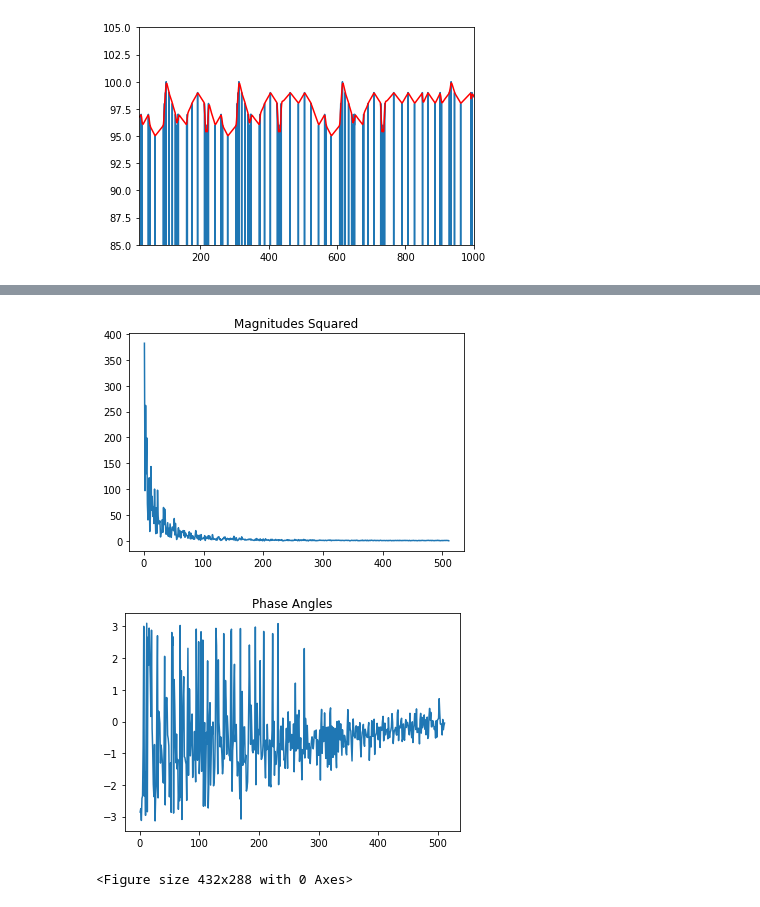
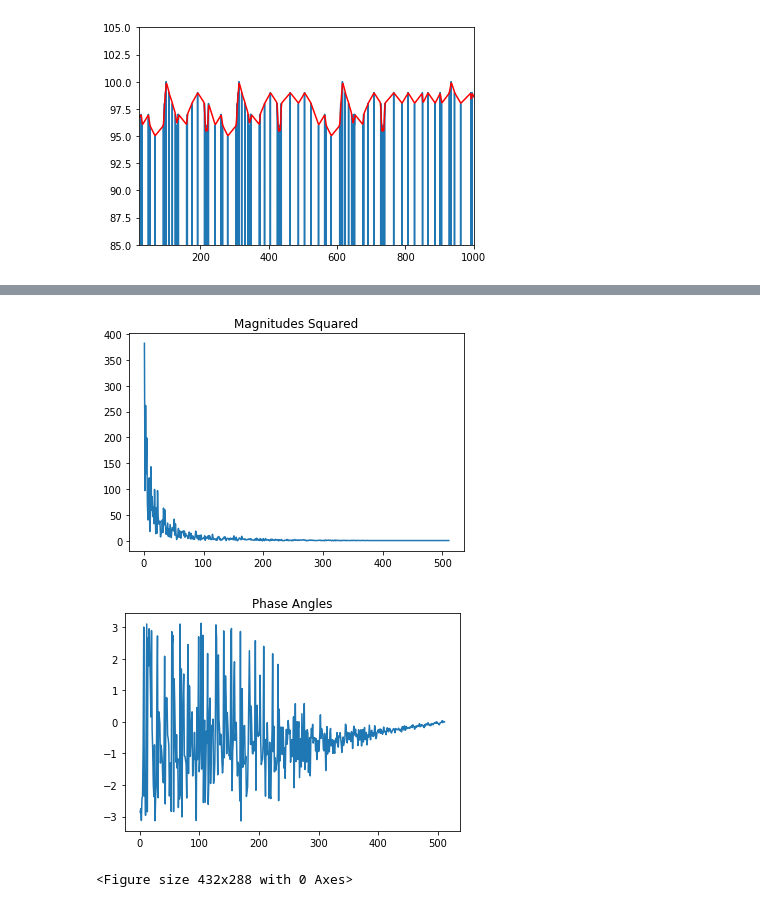
Before and after one commit to allen-n/calsens, a Jupyter notebook: Capstone.ipynb, the cells around one changed output, grey strips where cells are left out. Drawn from its saved outputs; the diff is of its cells as text; code cells hidden in the pictures.

Commit message:
Added gaussian filter. Modified result of gen_fft() to return a numpy matrix X of features for the given days' data.

```diff
--- a/Capstone.ipynb
+++ b/Capstone.ipynb
@@ -143,7 +162,7 @@ plt.savefig(os.path.split(example)[-1] + '.png')
 [figure]
 # %%
 # Pre Processing for the FFT
-wave = preproc_df_fft(sp02, 3, True)
+wave = preproc_df_fft(sp02, smoothing='gaussian', sigma=1, plot=True)
 # %% [output]
 [figure]
 # %%
@@ -167,7 +186,8 @@ def gen_fft(wave, kernel_size=256, isPlot=False, plots=None):
         plots = set()
     wave_length = wave.shape[0]
     last_section = wave_length // kernel_size
-    result = []
+#     result = []
+    result = np.zeros((last_section, kernel_size))
     for interval in tqdm(range(last_section)):
         section = wave[interval*kernel_size:(interval+1)*kernel_size]
         sp = np.fft.fft(section)
@@ -187,7 +207,13 @@ def gen_fft(wave, kernel_size=256, isPlot=False, plots=None):
         imag = sp.imag[:tlen]
         magnitudes = np.sqrt((real)**2 + (imag)**2)
         angles = np.arctan2(imag, real)
-        result.append([magnitudes, angles])
+#         magnitudes.reshape((1, -1))
+#         angles.reshape((1, -1))
+#         print(angles.shape)
+#         print(magnitudes.shape)
+        row = np.concatenate((magnitudes, angles), axis=0)
+        result[interval] = row
+#         result.append([magnitudes, angles])
 
     return result
 
@@ -210,7 +236,8 @@ def plot_fft(magnitudes, angles, offset=1):
     plt.clf()
 # %%
 result = gen_fft(wave, 1024)
-magnitudes, angles = result[70]
+print(result.shape)
+magnitudes, angles = result[:,:result.shape[1]//2], result[:,result.shape[1]//2:]
 # smoothing = 5
 # moving_avg(magnitudes, smoothing)
 # moving_avg(angles, smoothing)
@@ -219,6 +247,7 @@ magnitudes, angles = result[70]
 # %%
-plot_fft(magnitudes, angles, offset=1)
+idx = 70
+plot_fft(magnitudes[idx], angles[idx], offset=1)
 # %% [output]
 [figure]
-[figure, old version]
+[figure, new version]
 <Figure size 432x288 with 0 Axes>
```
Also changed, not shown: parts of 3 cells of this notebook.
